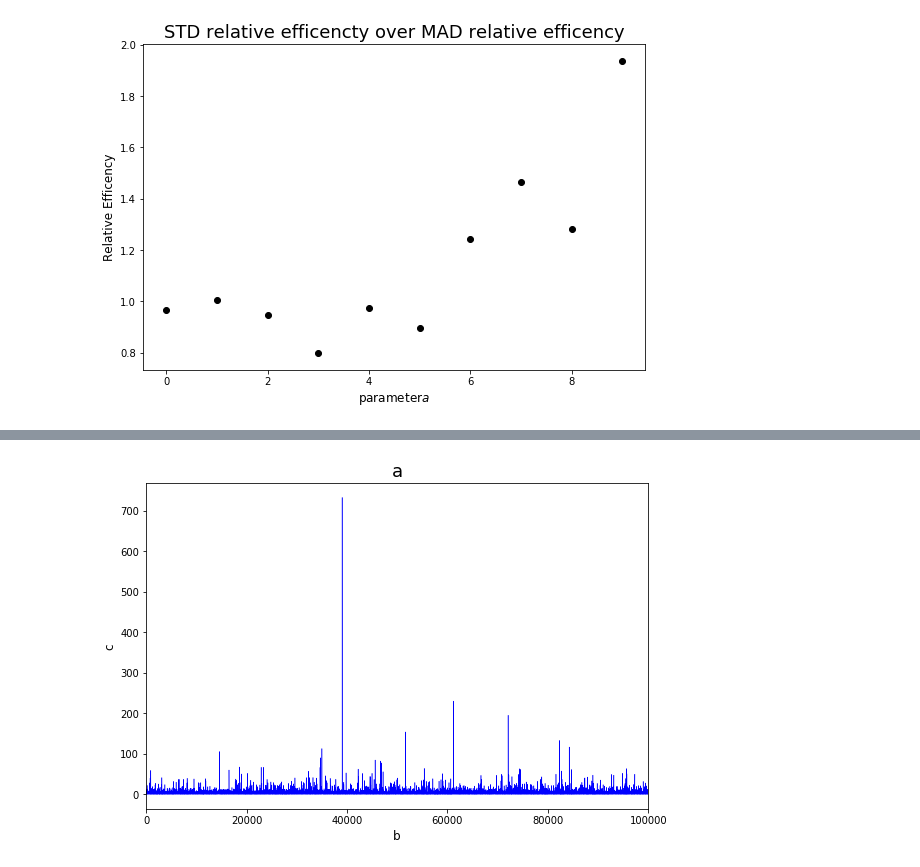
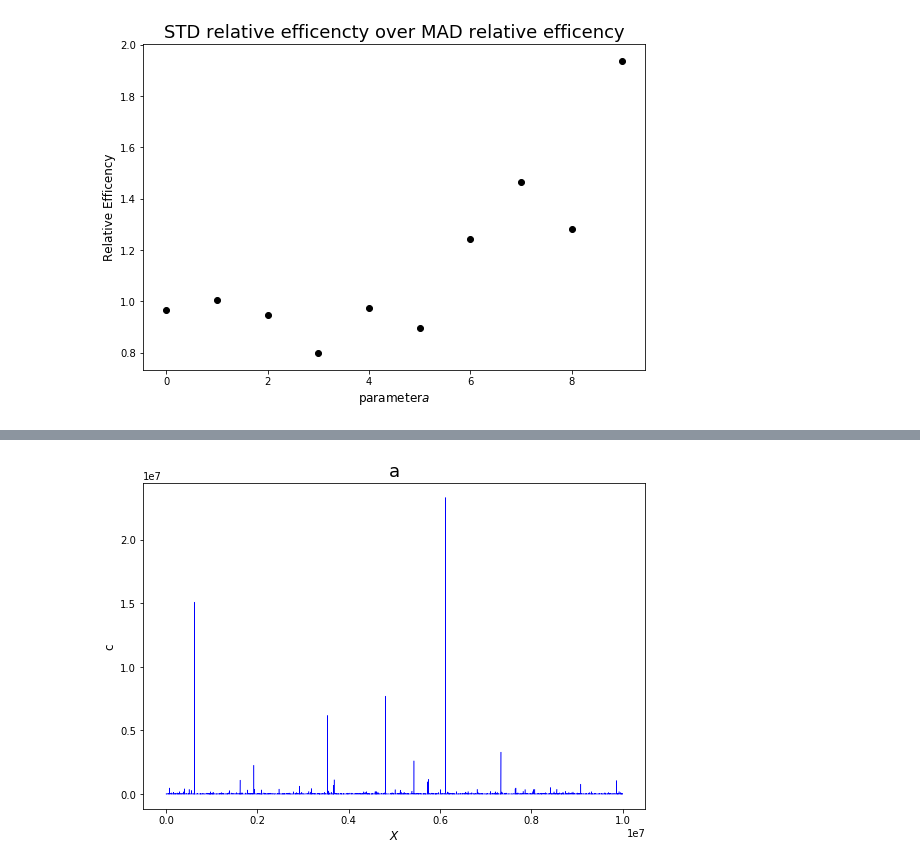
Before and after one commit to lucaberlanda/Magazzino, a Jupyter notebook: StatsAndProbability/FatTails/FatTailsNotes.ipynb, the cells around one changed output, grey strips where cells are left out. Saved outputs shown, nothing was run; the diff lists cells and outputs as text; code cells hidden in the pictures.

```diff
--- a/StatsAndProbability/FatTails/FatTailsNotes.ipynb
+++ b/StatsAndProbability/FatTails/FatTailsNotes.ipynb
@@ -259,8 +269,9 @@ $$
 # %%
 from primitive import log_log_plot_with_threshold
 # %%
-ax = generate_ax('a', 'b', 'c')
-pd.Series(np.random.pareto(2, 100000)).plot(ax=ax, linewidth=0.5, color='blue')
+ax = generate_ax('a', '$X$', 'c')
+s = pd.Series(np.random.pareto(1, 10000000))
+s.plot(ax=ax, linewidth=0.5, color='blue')
 plt.show()
 # %% [output]
-[figure, old version]
+[figure, new version]
```
Also changed, not shown: parts of 19 cells of this notebook, 16 other files.
